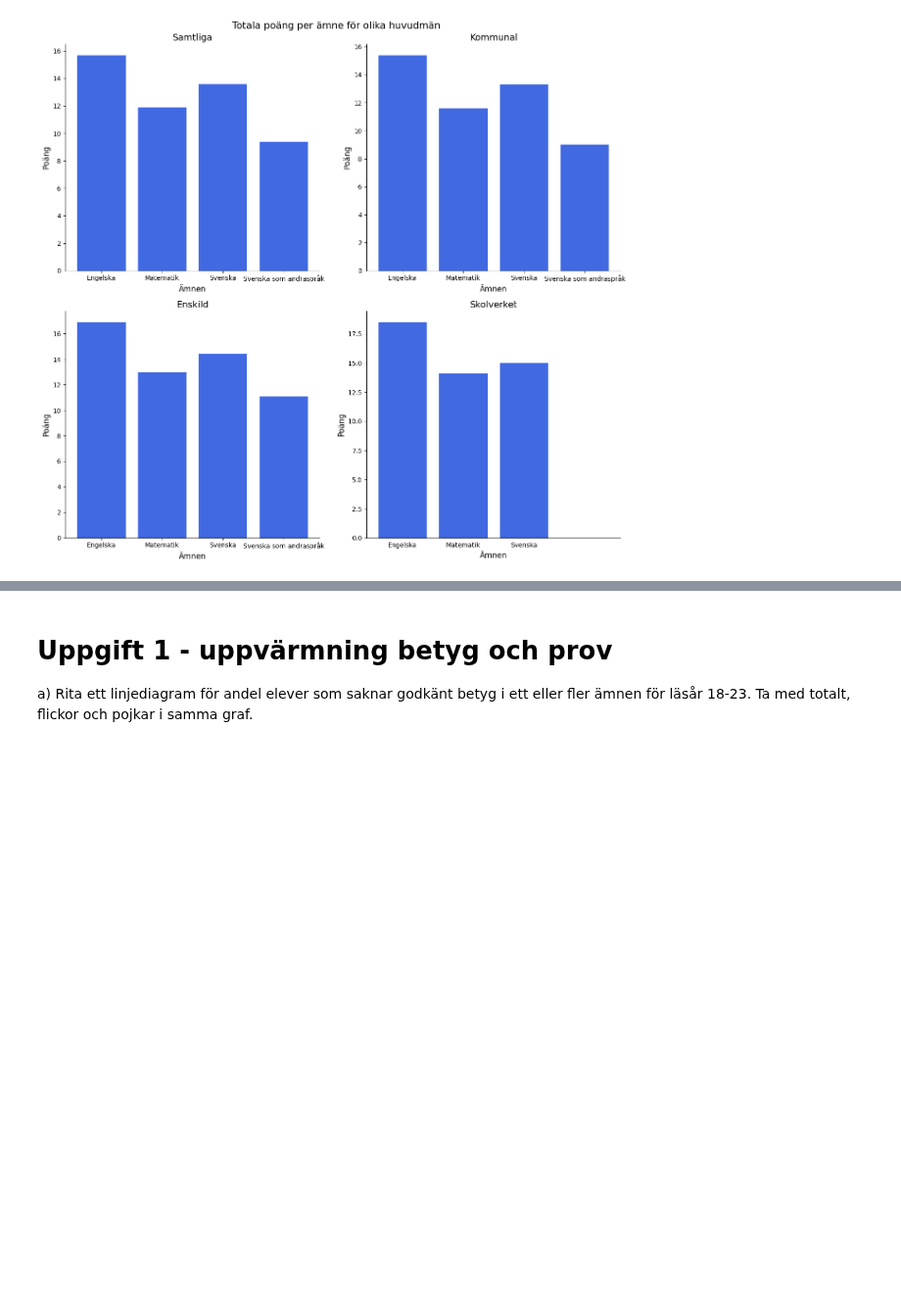
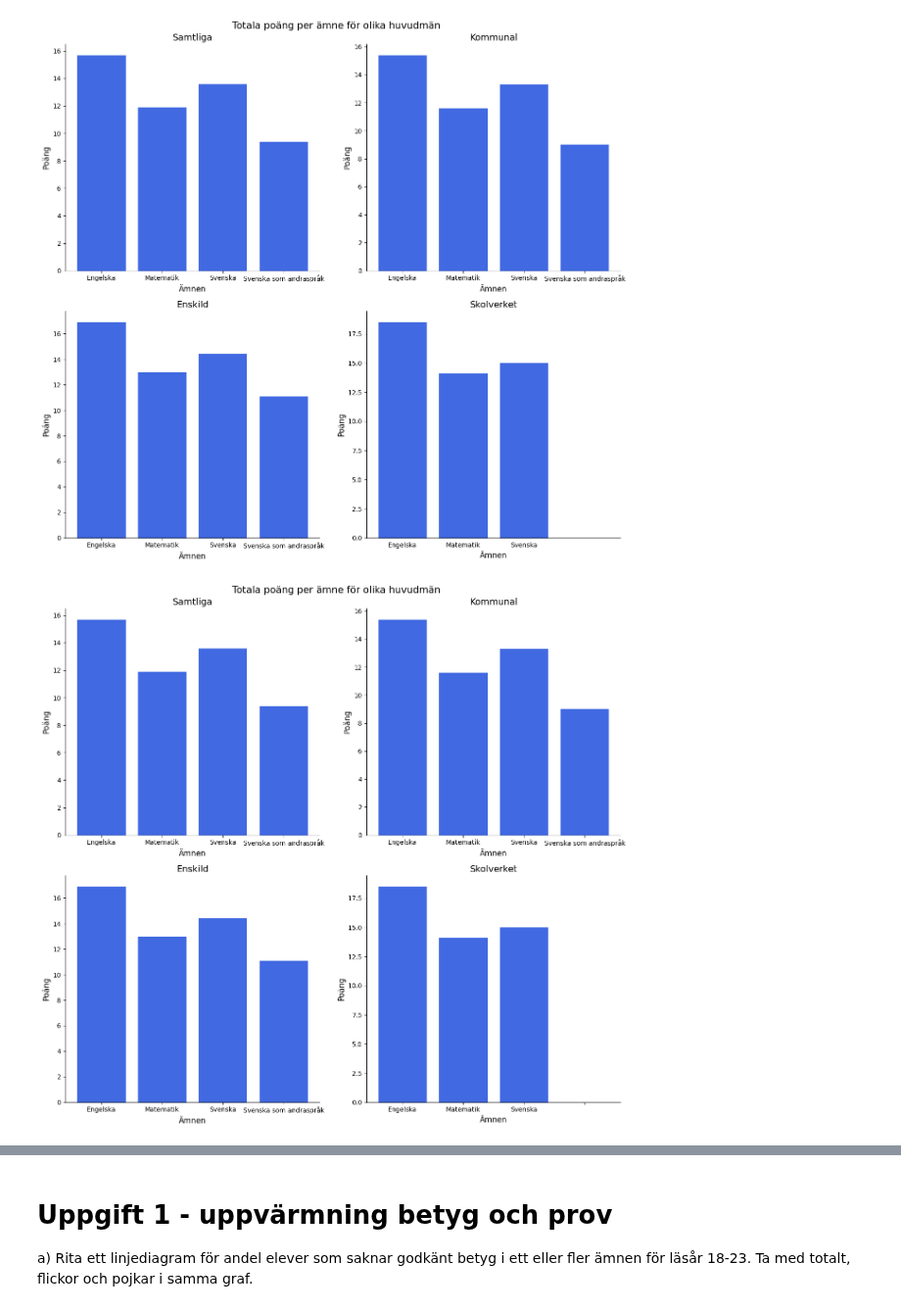
Before and after one commit to LouiseLuoto/Python-Louise-Luoto-OPA23, a Jupyter notebook: Laboration2/code.ipynb, the cells around one changed output, grey strips where cells are left out. Shown at 98% size. Drawn from its saved outputs; the diff is of its cells as text; code cells hidden in the pictures; blank space fills up the shorter version.

Commit message:
working on removing tick marks

```diff
--- a/Laboration2/code.ipynb
+++ b/Laboration2/code.ipynb
@@ -147,3 +147,53 @@ def plot_subplots(df_dict):
 plot_subplots(df_riket)
 # %% [output]
 [figure]
+# %%
+import matplotlib.pyplot as plt
+
+def plot_subplots(df_dict):
+    subjects = list(df_dict.keys())
+    principals = df_dict[subjects[0]]["Huvudman"].unique()
+
+    fig, ax = plt.subplots(2, 2, figsize=(13, 12))
+    fig.suptitle("Totala poäng per ämne för olika huvudmän", fontsize=15)
+
+    for i, h in enumerate(principals):
+        total_points = []
+        for subject in subjects:
+            if subject != "Rapportbeskrivning och def.":
+                try:
+                    df_huvudman = df_dict[subject][df_dict[subject]["Huvudman"] == h]
+                    total_point = float(df_huvudman.iloc[0]["Totalt (poäng)"])
+                    total_points.append(total_point)
+                except (ValueError, KeyError, IndexError):
+                    total_points.append(0)
+
+        row = i // 2
+        col = i % 2
+
+        ax[row, col].bar(subjects[:-1], total_points, color="royalblue")
+        ax[row, col].set_title(f'{h}', fontsize=14)
+        ax[row, col].set_ylabel("Poäng", fontsize=12)
+        ax[row, col].set_xlabel("Ämnen", fontsize=12)
+        ax[row, col].tick_params(axis="x", rotation=0)
+        ax[row, col].spines[["top", "right"]].set_visible(False)
+
+        # Kontrollera om den aktuella plotten är den sista
+        if i == len(principals) - 1:
+            ax[row, col].tick_params(axis="x", which="both", bottom=True)
+            for label in ax[row, col].get_xticklabels():
+                if "Svenska som andraspråk" in label.get_text():
+                    label.set_visible(False)
+
+        if i == len(principals) - 1 and "Svenska som andraspråk" in subjects:
+            ax[row, col].tick_params(axis="x", which="both", bottom=False)
+            for label in ax[row, col].get_xticklabels():
+                if label.get_text() not in ["Engelska", "Matematik", "Svenska"]:
+                    label.set_visible(False)
+
+    plt.tight_layout(rect=[0, 0, 1, 1])
+    plt.show()
+
+plot_subplots(df_riket)
+# %% [output]
+[figure, added]
```
Also changed, not shown: parts of 3 cells of this notebook.
